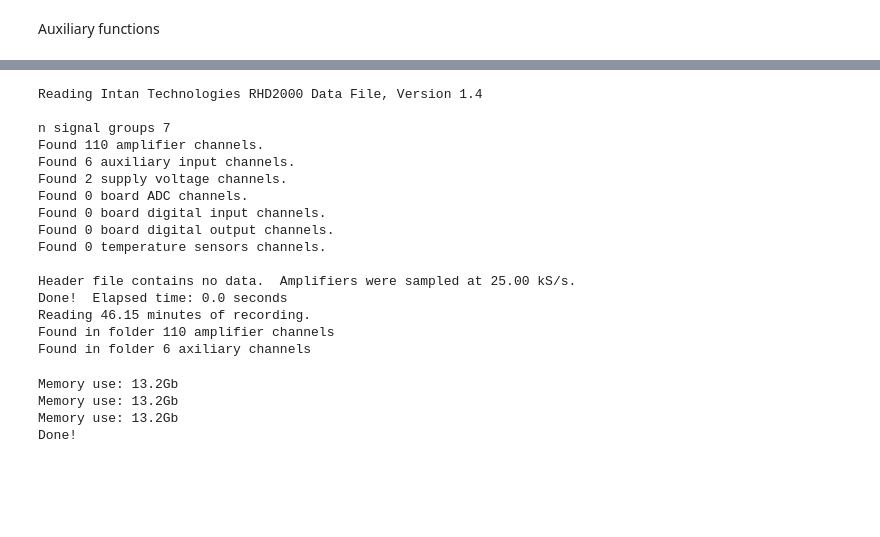
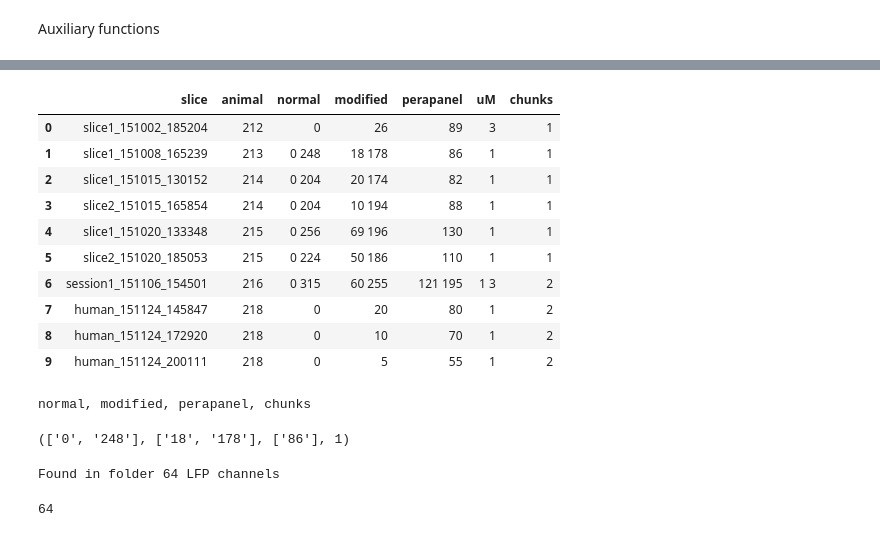
Before and after one commit to cafalchio/EXvivo, a Jupyter notebook: EEG_analysis.ipynb, the cells around one changed output, grey strips where cells are left out. Cells and saved outputs as stored; diff of their text form; code cells hidden in the pictures; blank space fills up the shorter version.

```diff
--- a/EEG_analysis.ipynb
+++ b/EEG_analysis.ipynb
@@ -343,33 +191,28 @@ class Recording:
+# %%
+df = pd.read_csv('/content/drive/MyDrive/aHuman_data_Mark/treatment_times.csv')
+df.head(10)
+# %% [output]
+|  | slice | animal | normal | modified | perapanel | uM | chunks |
+| 0 | slice1_151002_185204 | 212 | 0 | 26 | 89 | 3 | 1 |
+| 1 | slice1_151008_165239 | 213 | 0 248 | 18 178 | 86 | 1 | 1 |
+| 2 | slice1_151015_130152 | 214 | 0 204 | 20 174 | 82 | 1 | 1 |
+| 3 | slice2_151015_165854 | 214 | 0 204 | 10 194 | 88 | 1 | 1 |
+| 4 | slice1_151020_133348 | 215 | 0 256 | 69 196 | 130 | 1 | 1 |
+| 5 | slice2_151020_185053 | 215 | 0 224 | 50 186 | 110 | 1 | 1 |
+| 6 | session1_151106_154501 | 216 | 0 315 | 60 255 | 121 195 | 1 3 | 2 |
+| 7 | human_151124_145847 | 218 | 0 | 20 | 80 | 1 | 2 |
+| 8 | human_151124_172920 | 218 | 0 | 10 | 70 | 1 | 2 |
+| 9 | human_151124_200111 | 218 | 0 | 5 | 55 | 1 | 2 |
+# %%
+treatment_times = read_treatment_times(df, 'slice1_151008_165239')
+treatment_times
+# %% [output]
+normal, modified, perapanel, chunks
+(['0', '248'], ['18', '178'], ['86'], 1)
 # %%
 # Load the data folder
-rec = Recording('/content/drive/MyDrive/aHuman_data_Mark/human_151126_135612/')
+lfps = LFP(r'/content/drive/MyDrive/aHuman_data_Mark/HUMAN_212/slice1_151002_212538//downsampleLFP')
+len(lfps.eeg_files)
 # %% [output]
-Reading Intan Technologies RHD2000 Data File, Version 1.4
-
-n signal groups 7
-Found 110 amplifier channels.
-Found 6 auxiliary input channels.
-Found 2 supply voltage channels.
-Found 0 board ADC channels.
-Found 0 board digital input channels.
-Found 0 board digital output channels.
-Found 0 temperature sensors channels.
-
-Header file contains no data.  Amplifiers were sampled at 25.00 kS/s.
-Done!  Elapsed time: 0.0 seconds
-Reading 46.15 minutes of recording.
-Found in folder 110 amplifier channels
-Found in folder 6 axiliary channels
+Found in folder 64 LFP channels
+64
-# %%
-# read a data channel
-raw_data = rec.load_mne_channels([
-                                   'A-000', 'A-001',#'A-002', 'A-003', 'A-004',
-                                #   'C-005', 'C-006', 'A-007', 'A-008', 'A-009',
-                                  #'A-012', 'A-011', #'A-012',
-                                #   'C-001', 'C-004'
-                                  ])
-# %% [output]
-Memory use: 13.2Gb
-Memory use: 13.2Gb
-Memory use: 13.2Gb
-Done!
```
Also changed, not shown: parts of 23 cells of this notebook.
